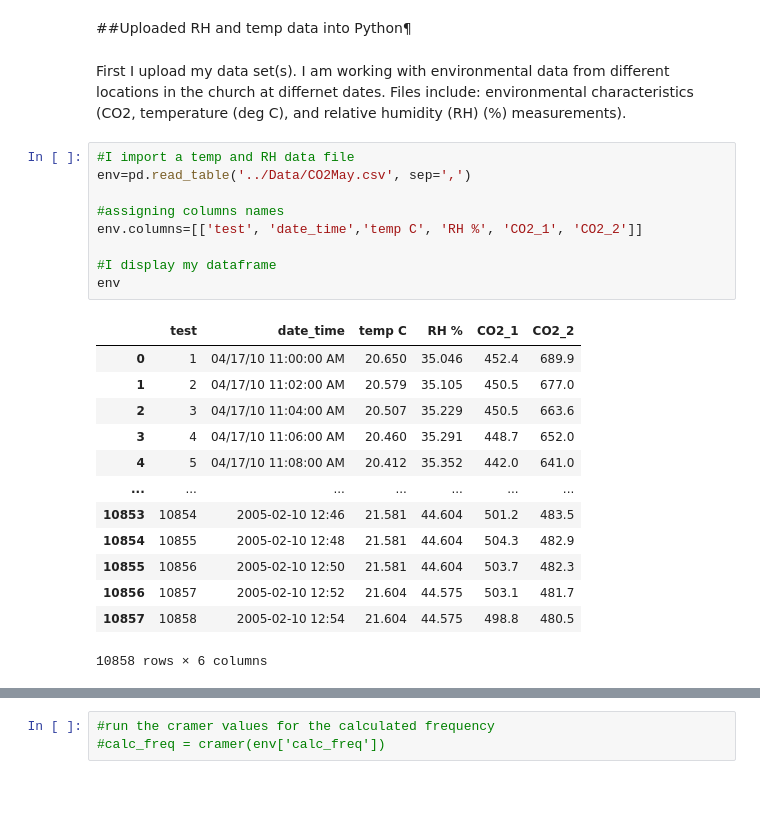
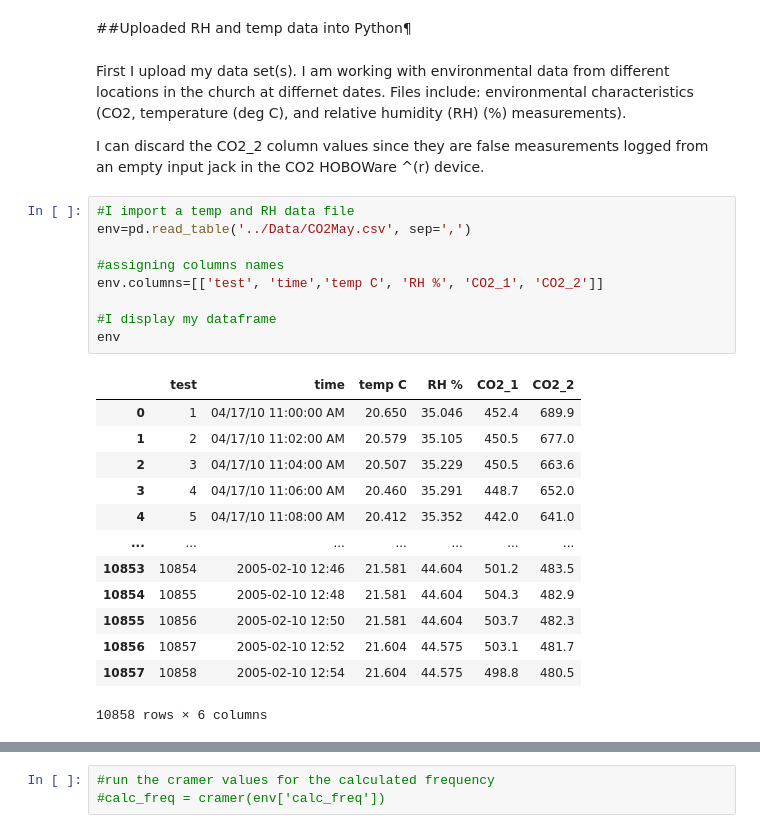
Before and after one commit to taliamo/Final_Project, a Jupyter notebook: organ_pitch/Scripts/upload_env_data.ipynb, the cells around one changed output, grey strips where cells are left out. Saved outputs shown, nothing was run; the diff lists cells and outputs as text; blank space fills up the shorter version.

```diff
--- a/organ_pitch/Scripts/upload_env_data.ipynb
+++ b/organ_pitch/Scripts/upload_env_data.ipynb
@@ -32,17 +38,19 @@ set_option('display.max_rows', 10)
 ##Uploaded RH and temp data into Python¶
 # %% [markdown]
 First I upload my data set(s). I am working with environmental data from different locations in the church at differnet dates. Files include: environmental characteristics (CO2, temperature (deg C), and relative humidity (RH) (%) measurements).
+
+I can discard the CO2_2 column values since they are false measurements logged from an empty input jack in the CO2 HOBOWare ^(r) device.
 # %%
 #I import a temp and RH data file
 env=pd.read_table('../Data/CO2May.csv', sep=',')
 
 #assigning columns names
-env.columns=[['test', 'date_time','temp C', 'RH %', 'CO2_1', 'CO2_2']]
+env.columns=[['test', 'time','temp C', 'RH %', 'CO2_1', 'CO2_2']]
 
 #I display my dataframe
 env
 # %% [output]
-|  | test | date_time | temp C | RH % | CO2_1 | CO2_2 |
+|  | test | time | temp C | RH % | CO2_1 | CO2_2 |
 | 0 | 1 | 04/17/10 11:00:00 AM | 20.650 | 35.046 | 452.4 | 689.9 |
 | 1 | 2 | 04/17/10 11:02:00 AM | 20.579 | 35.105 | 450.5 | 677.0 |
 | 2 | 3 | 04/17/10 11:04:00 AM | 20.507 | 35.229 | 450.5 | 663.6 |
```
Also changed, not shown: parts of 34 cells of this notebook, 10 other files.
